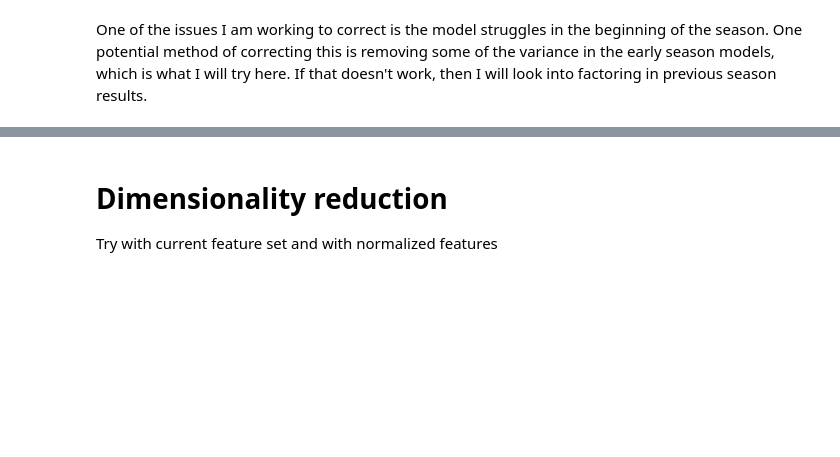
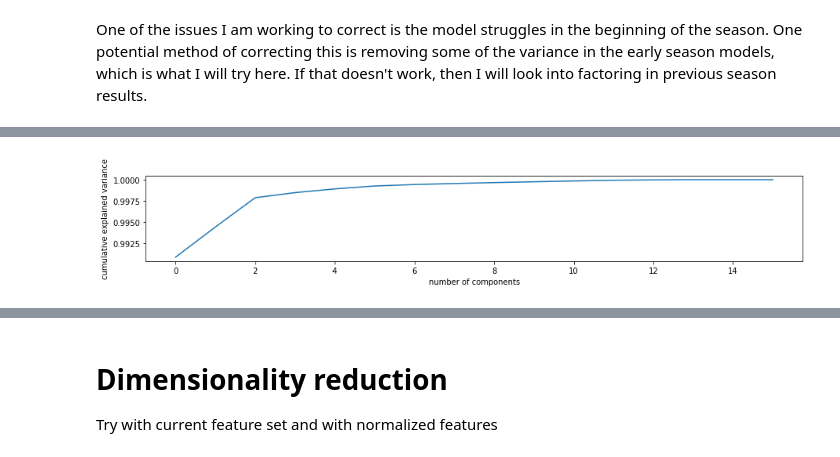
Before and after one commit to asoane34/retrosheet_analysis, a Jupyter notebook: 04final_application.ipynb, the cells around one changed output, grey strips where cells are left out. Cells and saved outputs as stored; diff of their text form; code cells hidden in the pictures; blank space fills up the shorter version.

```diff
--- a/04final_application.ipynb
+++ b/04final_application.ipynb
@@ -147,0 +131,5 @@ validation_target = validation_set['home_win']
+# %%
+#importing FeatureSelector, I want to use several of the functions I wrote in this module to evaluate correlation
+from recursive_selection import FeatureSelector
+selector = FeatureSelector(train_features, train_target)
+drop_cols = selector.get_correlated(train_features, 0.75, 10, 'tol')
@@ -147,0 +155,12 @@ validation_target = validation_set['home_win']
+# %%
+corr_reduced_train = train_features.drop(columns = drop_cols)
+corr_reduced_test = validation_input.drop(columns = drop_cols)
+# %%
+pca = PCA().fit(corr_reduced_train)
+
+plt.figure(figsize = (15, 2))
+plt.plot(np.cumsum(pca.explained_variance_ratio_))
+plt.xlabel('number of components')
+plt.ylabel('cumulative explained variance');
+# %% [output]
+[figure, added]
```
Also changed, not shown: parts of 51 cells of this notebook, 11 other files.
